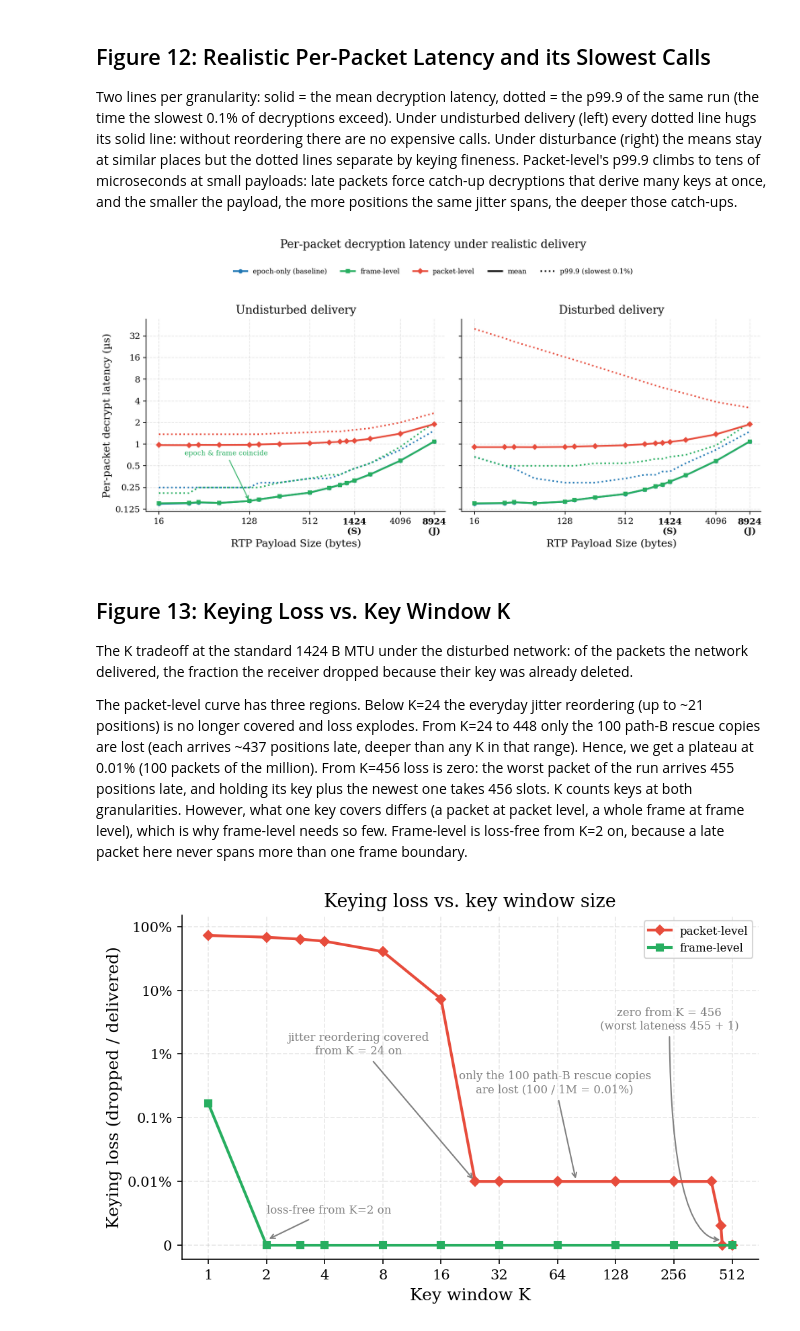
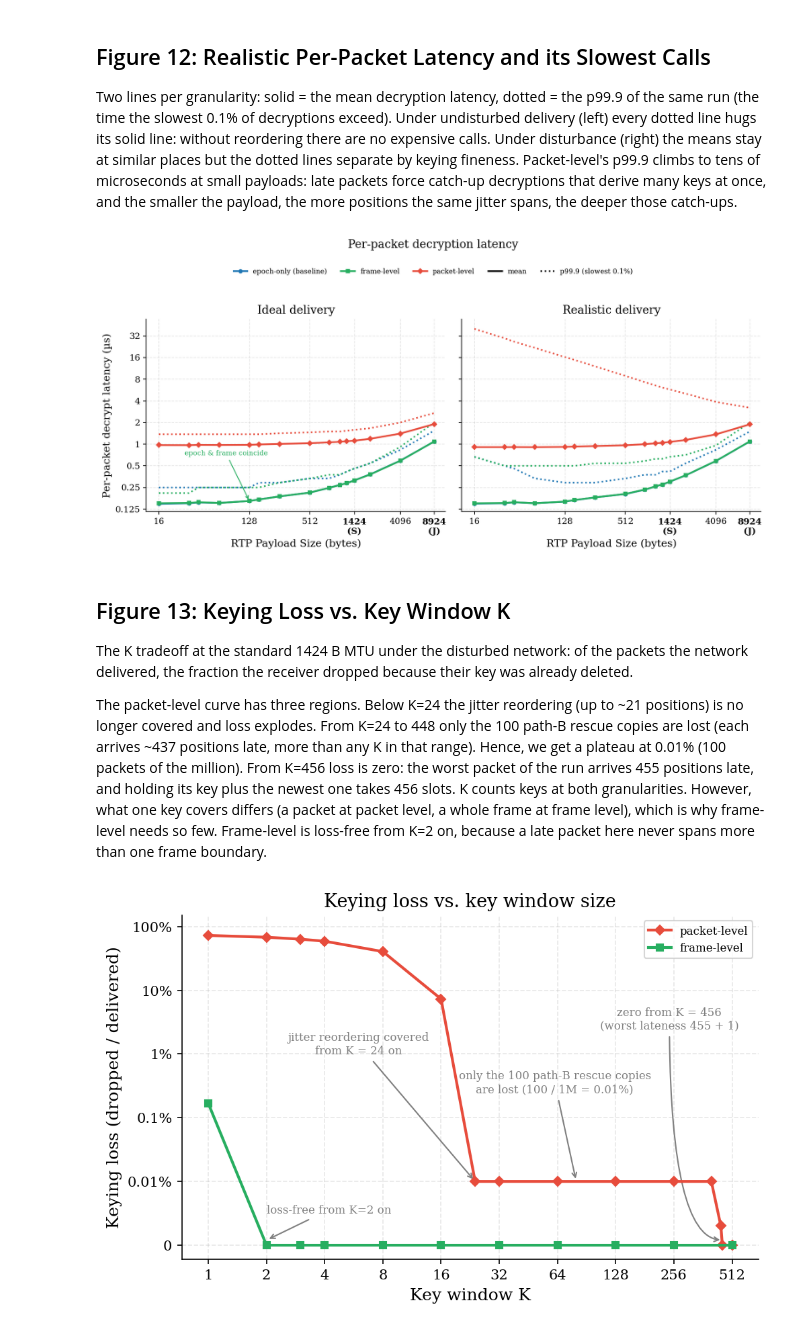
Before and after one commit to spring-epfl/SafeCast, a Jupyter notebook: figures_from_benches.ipynb, the cells around one changed output. Cells and saved outputs as stored; diff of their text form; code cells hidden in the pictures.

```diff
--- a/figures_from_benches.ipynb
+++ b/figures_from_benches.ipynb
@@ -1460,7 +1460,7 @@ from matplotlib.lines import Line2D
 
 fig, ax = plt.subplots(figsize=(6.8, 4.6))
 
-# one color per granularity (as in fig9), solid = disturbed, dashed = undisturbed
+# one color per granularity (as in fig9), solid = realistic (disturbed), dashed = ideal (undisturbed)
 for g in GRAN:
     st = GRAN_STYLE[g]
     xs = np.array(sorted(realistic[(g, 'disturbed')].keys()))
@@ -1492,14 +1492,14 @@ ax.set_ylim(0, 75)
 # two legends: color says the granularity, line style says the condition
 gran_handles = [Line2D([], [], color=GRAN_STYLE[g]['color'], marker=GRAN_STYLE[g]['marker'],
                        ls='-', lw=2, markersize=4, label=GRAN_STYLE[g]['label']) for g in GRAN]
-cond_handles = [Line2D([], [], color='black', ls='-', lw=2, label='disturbed'),
-                Line2D([], [], color='black', ls='--', lw=1.4, label='undisturbed')]
+cond_handles = [Line2D([], [], color='black', ls='-', lw=2, label='Realistic'),
+                Line2D([], [], color='black', ls='--', lw=1.4, label='Ideal')]
 leg_gran = ax.legend(handles=gran_handles, loc='upper left', title='keying granularity', fontsize=8)
 ax.add_artist(leg_gran)
 ax.legend(handles=cond_handles, loc='upper left', bbox_to_anchor=(0.0, 0.75),
           title='delivery', fontsize=8)
 
-ax.set_title('Decryption throughput under realistic delivery')
+ax.set_title('Decryption throughput')
 plt.tight_layout()
 plt.savefig(FIGURES_DIR / 'fig11_realistic_throughput.pdf')
 plt.savefig(FIGURES_DIR / 'fig11_realistic_throughput.png')
@@ -1526,8 +1526,8 @@ from matplotlib.lines import Line2D
 Y_TICKS = [0.125, 0.25, 0.5, 1, 2, 4, 8, 16, 32]
 
 fig, axes = plt.subplots(1, 2, figsize=(11, 4.6), sharey=True)
-for ax, cond, title in [(axes[0], 'clean', 'Undisturbed delivery'),
-                        (axes[1], 'disturbed', 'Disturbed delivery')]:
+for ax, cond, title in [(axes[0], 'clean', 'Ideal delivery'),
+                        (axes[1], 'disturbed', 'Realistic delivery')]:
     for g in GRAN:
         st = GRAN_STYLE[g]
         ser = realistic[(g, cond)]
@@ -1543,35 +1543,35 @@ for ax, cond, title in [(axes[0], 'clean', 'Undisturbed delivery'),
     ax.set_yticklabels([f'{t:g}' for t in Y_TICKS])
     ax.yaxis.set_minor_locator(ticker.NullLocator())
     ax.set_xlabel('RTP Payload Size (bytes)')
     ax.set_title(title)
     ax.set_xlim(12, 8924 * 1.3)
     ax.set_ylim(0.115, 55)
 
 axes[0].set_ylabel('Per-packet decrypt latency (µs)')
 
 # "epoch & frame coincide" label
 # the epoch line is invisible without this, as frame sits exactly on top of it
 axes[0].annotate('epoch & frame coincide',
                  xy=(128, realistic[('epoch', 'clean')][128]['mean_ns'] / 1000),
                  xytext=(75, 0.7), fontsize=8, ha='center', color='#27ae60',
                  arrowprops=dict(arrowstyle='->', color='#27ae60', lw=1))
 
 # one legend row above both panels: color says the granularity, line style
 # says which statistic the line shows
 handles = [Line2D([], [], color=GRAN_STYLE[g]['color'], marker=GRAN_STYLE[g]['marker'],
                   ls='-', lw=2, markersize=4, label=GRAN_STYLE[g]['label']) for g in GRAN]
 handles += [Line2D([], [], color='black', ls='-', lw=2, label='mean'),
             Line2D([], [], color='black', ls=':', lw=1.8, label='p99.9 (slowest 0.1%)')]
 fig.legend(handles=handles, loc='upper center', bbox_to_anchor=(0.5, 1.04), ncols=5,
            fontsize=8, frameon=False)
 
-fig.suptitle('Per-packet decryption latency under realistic delivery', y=1.12, fontsize=13)
+fig.suptitle('Per-packet decryption latency', y=1.12, fontsize=13)
 plt.tight_layout()
 plt.savefig(FIGURES_DIR / 'fig12_realistic_latency.pdf')
 plt.savefig(FIGURES_DIR / 'fig12_realistic_latency.png')
 plt.show()
 # %% [output]
-[figure, old version]
+[figure, new version]
 # %% [markdown]
 ## Figure 13: Keying Loss vs. Key Window K
 
@@ -1579,10 +1579,10 @@ The K tradeoff at the standard 1424 B MTU under the disturbed network: of the
 packets the network delivered, the fraction the receiver dropped because their
 key was already deleted.
 
-The packet-level curve has three regions. Below K=24 the everyday jitter
+The packet-level curve has three regions. Below K=24 the jitter
 reordering (up to ~21 positions) is no longer covered and loss explodes. From
 K=24 to 448 only the 100 path-B rescue copies are lost (each arrives ~437
-positions late, deeper than any K in that range). Hence, we get a plateau at
+positions late, more than any K in that range). Hence, we get a plateau at
 0.01% (100 packets of the million). From K=456 loss is zero: the worst packet
 of the run arrives 455 positions late, and holding its key plus the newest
 one takes 456 slots. K counts keys at both granularities. However, what one key
```
Also changed, not shown: parts of 11 cells of this notebook.
